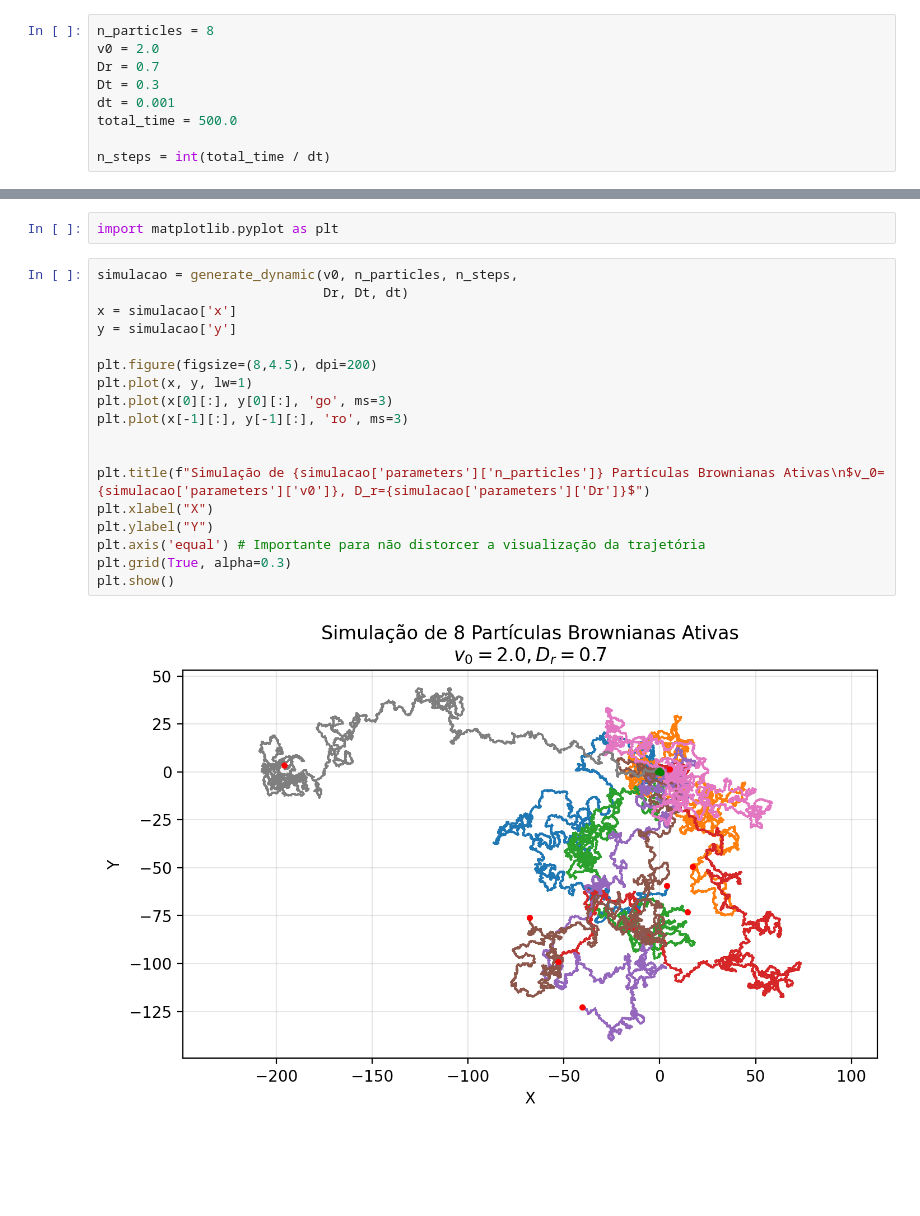
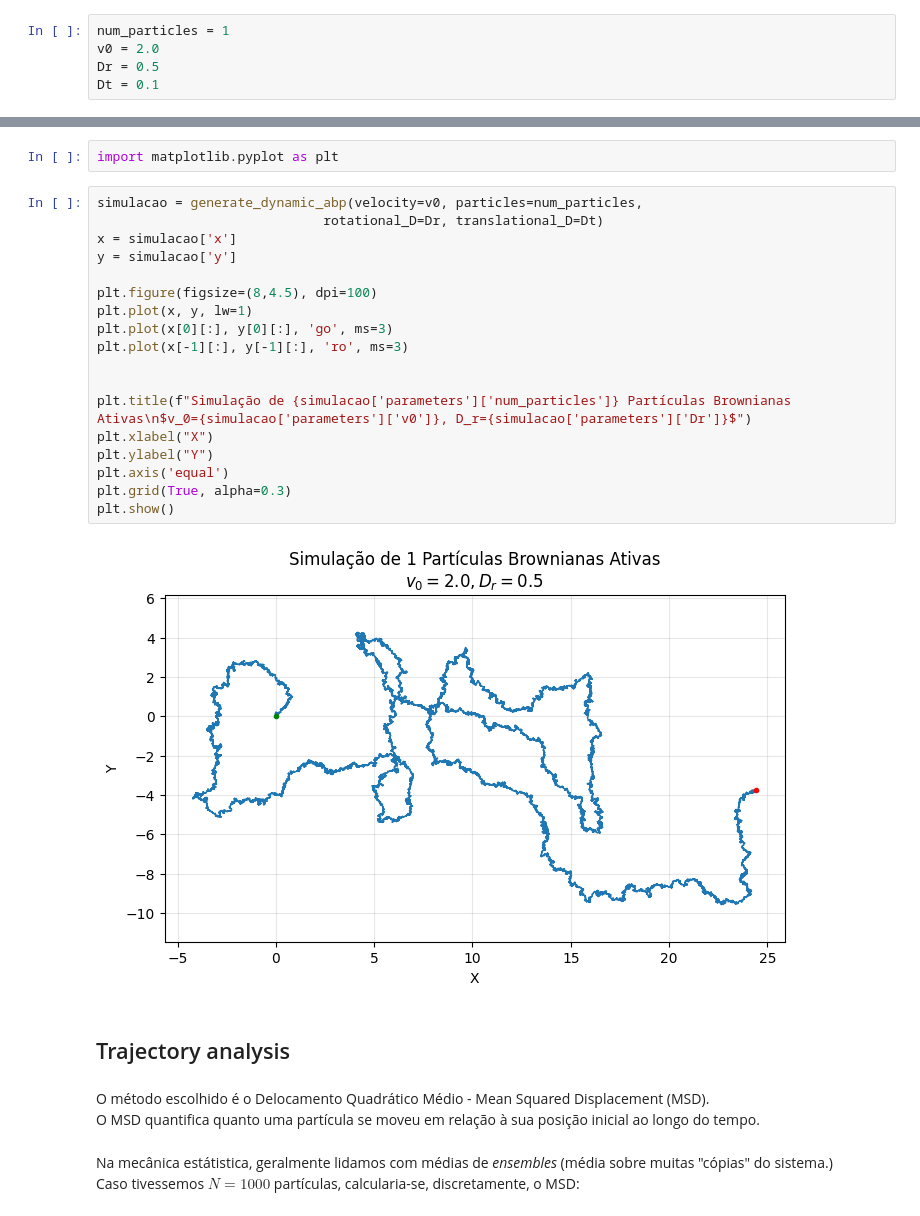
Before and after one commit to maahngg/abp-simulation-analysis, a Jupyter notebook: active_brownian_particle.ipynb, the cells around one changed output, grey strips where cells are left out. Drawn from its saved outputs; the diff is of its cells as text; blank space fills up the shorter version.

```diff
--- a/active_brownian_particle.ipynb
+++ b/active_brownian_particle.ipynb
@@ -29,15 +29,11 @@ Onde:
 *   $v_0$ é a velocidade inicial de autopropulsão
 # %%
 import numpy as np
-# %%
-n_particles = 8
-v0 = 2.0
-Dr = 0.7
-Dt = 0.3
-dt = 0.001
-total_time = 500.0
-
-n_steps = int(total_time / dt)
+# %%
+num_particles = 1
+v0 = 2.0
+Dr = 0.5
+Dt = 0.1
 # %% [markdown]
 Usando o método de Euler-Maruyama para aproximações de primeira ordem, temos:
 # %% [markdown]
@@ -97,22 +91,30 @@ def generate_dynamic(velocity: float, particles: int, steps: int,
 # %%
 import matplotlib.pyplot as plt
 # %%
-simulacao = generate_dynamic(v0, n_particles, n_steps,
-                             Dr, Dt, dt)
+simulacao = generate_dynamic_abp(velocity=v0, particles=num_particles,
+                             rotational_D=Dr, translational_D=Dt)
 x = simulacao['x']
 y = simulacao['y']
 
-plt.figure(figsize=(8,4.5), dpi=200)
+plt.figure(figsize=(8,4.5), dpi=100)
 plt.plot(x, y, lw=1)
 plt.plot(x[0][:], y[0][:], 'go', ms=3)
 plt.plot(x[-1][:], y[-1][:], 'ro', ms=3)
 
 
-plt.title(f"Simulação de {simulacao['parameters']['n_particles']} Partículas Brownianas Ativas\n$v_0={simulacao['parameters']['v0']}, D_r={simulacao['parameters']['Dr']}$")
+plt.title(f"Simulação de {simulacao['parameters']['num_particles']} Partículas Brownianas Ativas\n$v_0={simulacao['parameters']['v0']}, D_r={simulacao['parameters']['Dr']}$")
 plt.xlabel("X")
 plt.ylabel("Y")
-plt.axis('equal') # Importante para não distorcer a visualização da trajetória
+plt.axis('equal')
 plt.grid(True, alpha=0.3)
 plt.show()
 # %% [output]
-[figure, old version]
+[figure, new version]
+# %% [markdown]
+## Trajectory analysis
+# %% [markdown]
+O método escolhido é o Delocamento Quadrático Médio - Mean Squared Displacement (MSD). <br>
+O MSD quantifica quanto uma partícula se moveu em relação à sua posição inicial ao longo do tempo.
+# %% [markdown]
+Na mecânica estátistica, geralmente lidamos com médias de *ensembles* (média sobre muitas "cópias" do sistema.)<br>
+Caso tivessemos $N = 1000$ partículas, calcularia-se, discretamente, o MSD:
```
Also changed, not shown: parts of 5 cells of this notebook, 3 other files.
